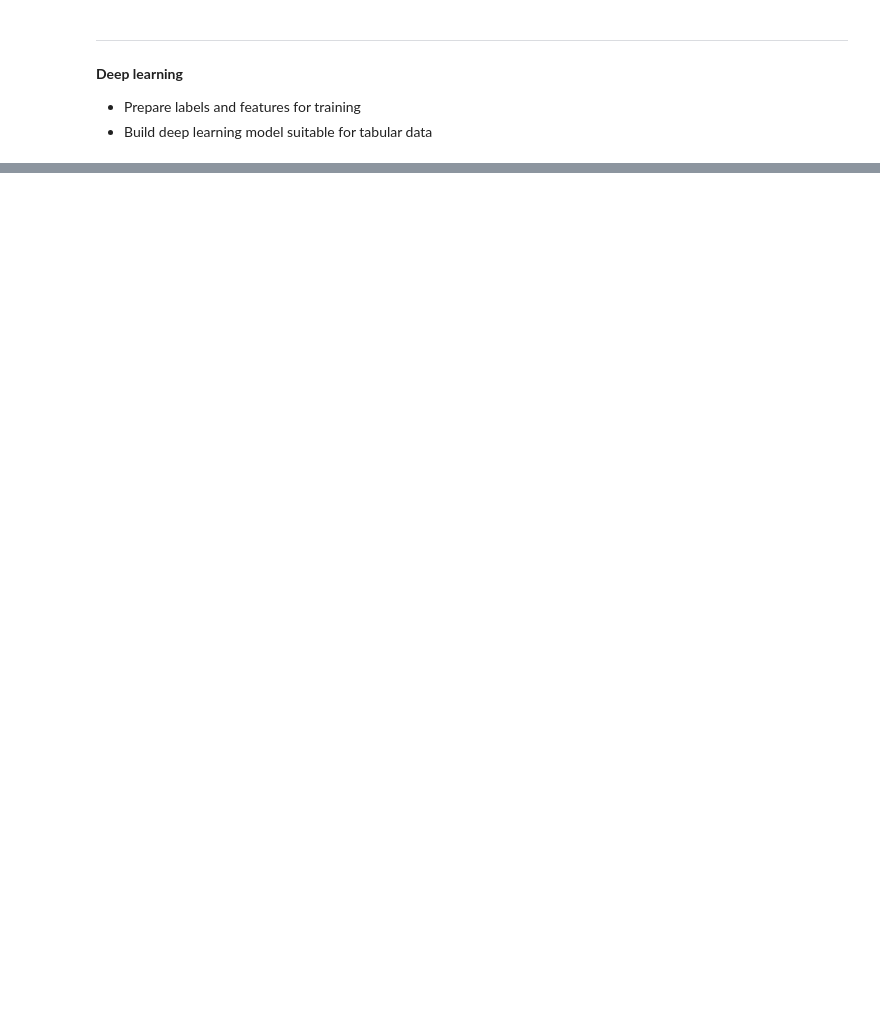
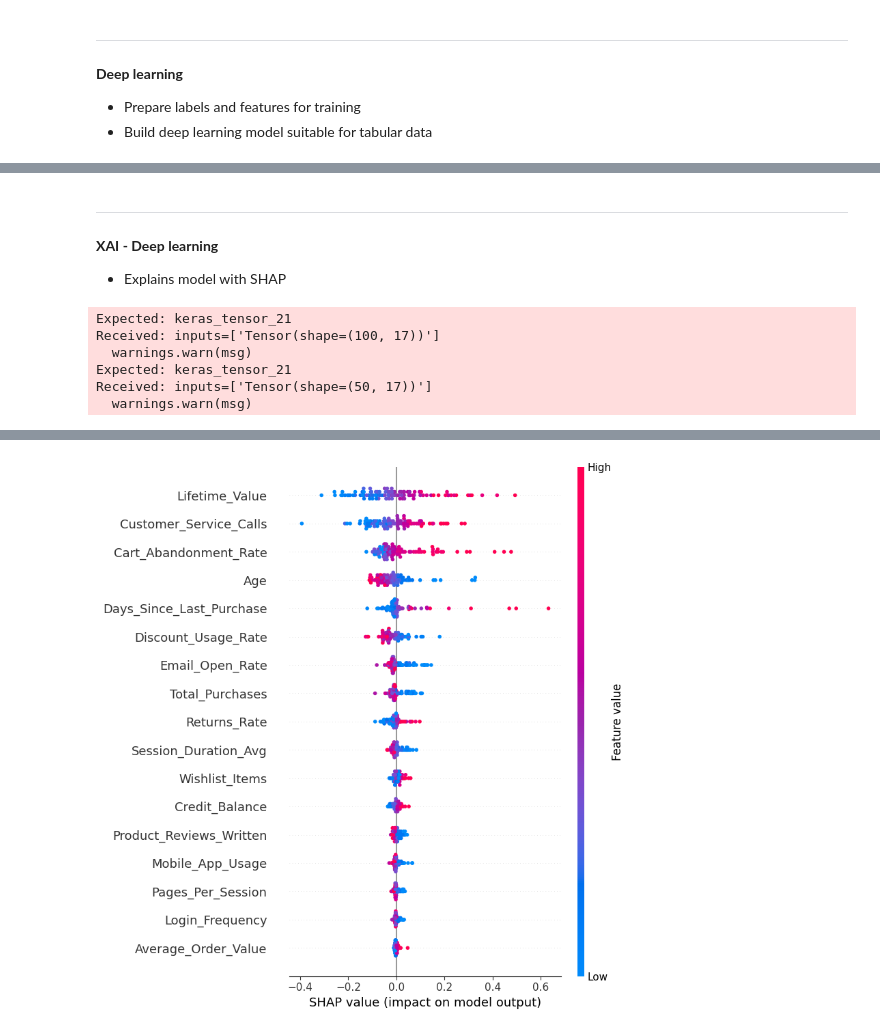
Before and after one commit to Playdovsky/customer-classification-model, a Jupyter notebook: customer-classification.ipynb, the cells around one changed output, grey strips where cells are left out. Cells and saved outputs as stored; diff of their text form; code cells hidden in the pictures; blank space fills up the shorter version.

Commit message:
XAI SHAP for ML and DL
Added XAI SHAP for machine and deep learning. Changed relu layer from DL to selu and added another selu layer. More neurons in deep learning.

```diff
--- a/customer-classification.ipynb
+++ b/customer-classification.ipynb
@@ -414,24 +502,17 @@ X_test = scaler_dl.transform(X_test.astype('float32'))
 input_dim = X_train.shape[1]
 ssn = Sequential()
 ssn.add(Input(shape=(input_dim,)))
-ssn.add(Dense(128, activation='relu', kernel_regularizer=regularizers.l2(0.001)))
+ssn.add(Dense(512, activation='selu', kernel_regularizer=regularizers.l2(0.001)))
+ssn.add(Dropout(0.3))
+ssn.add(Dense(256, activation='selu', kernel_regularizer=regularizers.l2(0.001)))
 ssn.add(Dropout(0.3))
 ssn.add(Dense(1, activation='sigmoid'))
 
-ssn.compile(optimizer='adam',
-            loss='binary_crossentropy',
-            metrics=['accuracy', tf.keras.metrics.AUC(name='auc')])
+ssn.compile(optimizer='adam', loss='binary_crossentropy', metrics=['accuracy', tf.keras.metrics.AUC(name='auc')])
 ssn.summary()
 
 checkpoint = ModelCheckpoint('best_model.h5', monitor='val_auc', mode='max', save_best_only=True, verbose=1)
 early_stop = EarlyStopping(monitor='val_auc', mode='max', patience=5, restore_best_weights=True, verbose=1)
 
-training_history = ssn.fit(X_train,
-                           y_train,
-                           epochs=5,
-                           verbose=1,
-                           batch_size=32,
-                           validation_data=(X_test, y_test),
-                           callbacks=[early_stop, checkpoint]
-                          )
+training_history = ssn.fit(X_train, y_train, epochs=5, verbose=1, batch_size=32, validation_data=(X_test, y_test), callbacks=[early_stop, checkpoint])
 # %% [output]
@@ -472 +557,20 @@ Epoch 4: val_auc improved from 0.88510 to 0.89470, saving model to best_model.h5
 ... (4 outputs left out)
+# %% [markdown]
+----------------------------------------
+
+**XAI - Deep learning**
+- Explains model with SHAP
+# %%
+# SHAP explanation for Deep Learning model
+explainer_dl = shap.GradientExplainer(ssn, X_train[:100])
+shap_values_dl = explainer_dl(X_test[:100])
+
+shap.initjs()
+shap.summary_plot(shap_values_dl.values[:, :, 0], X_test[:100], feature_names=X_names)
+# %% [output]
+Expected: keras_tensor_21
+Received: inputs=['Tensor(shape=(100, 17))']
+  warnings.warn(msg)
+Expected: keras_tensor_21
+Received: inputs=['Tensor(shape=(50, 17))']
+  warnings.warn(msg)
@@ -472,0 +578 @@ Epoch 4: val_auc improved from 0.88510 to 0.89470, saving model to best_model.h5
+[figure, added]
```
Also changed, not shown: parts of 12 cells of this notebook, 1 other file.
